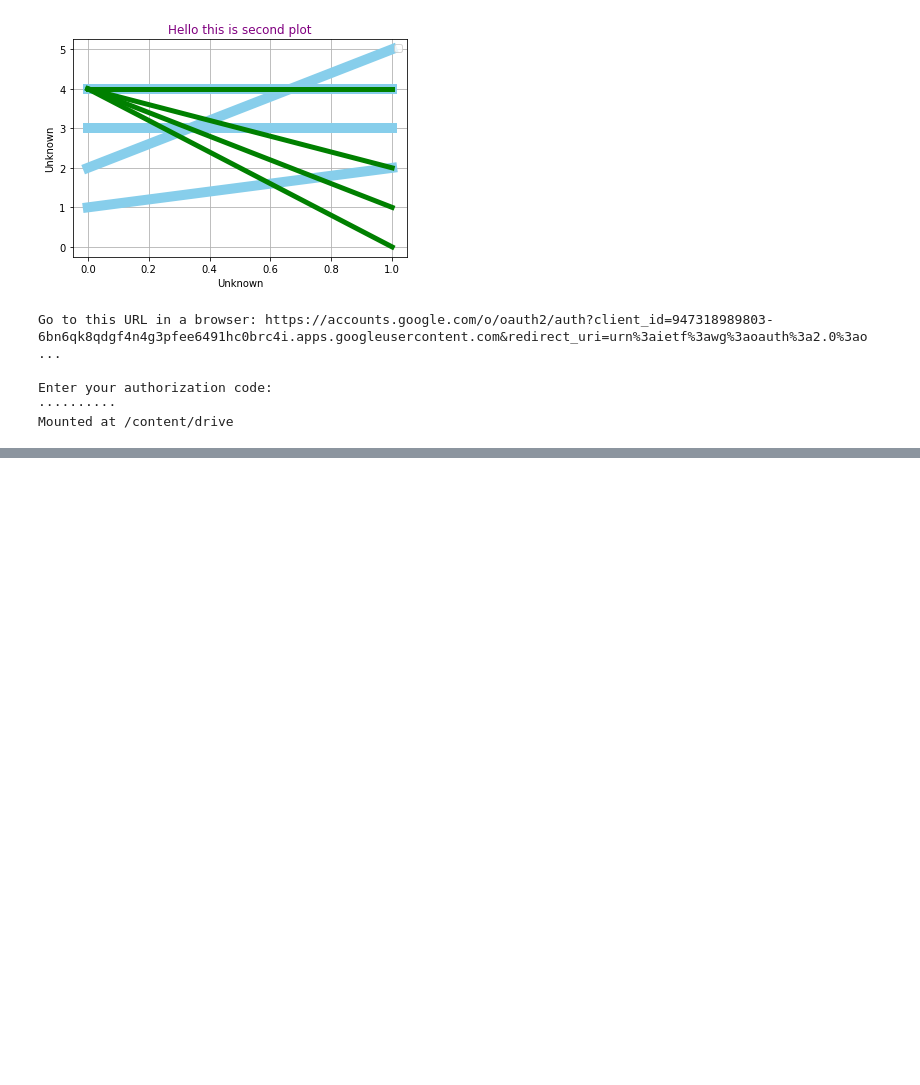
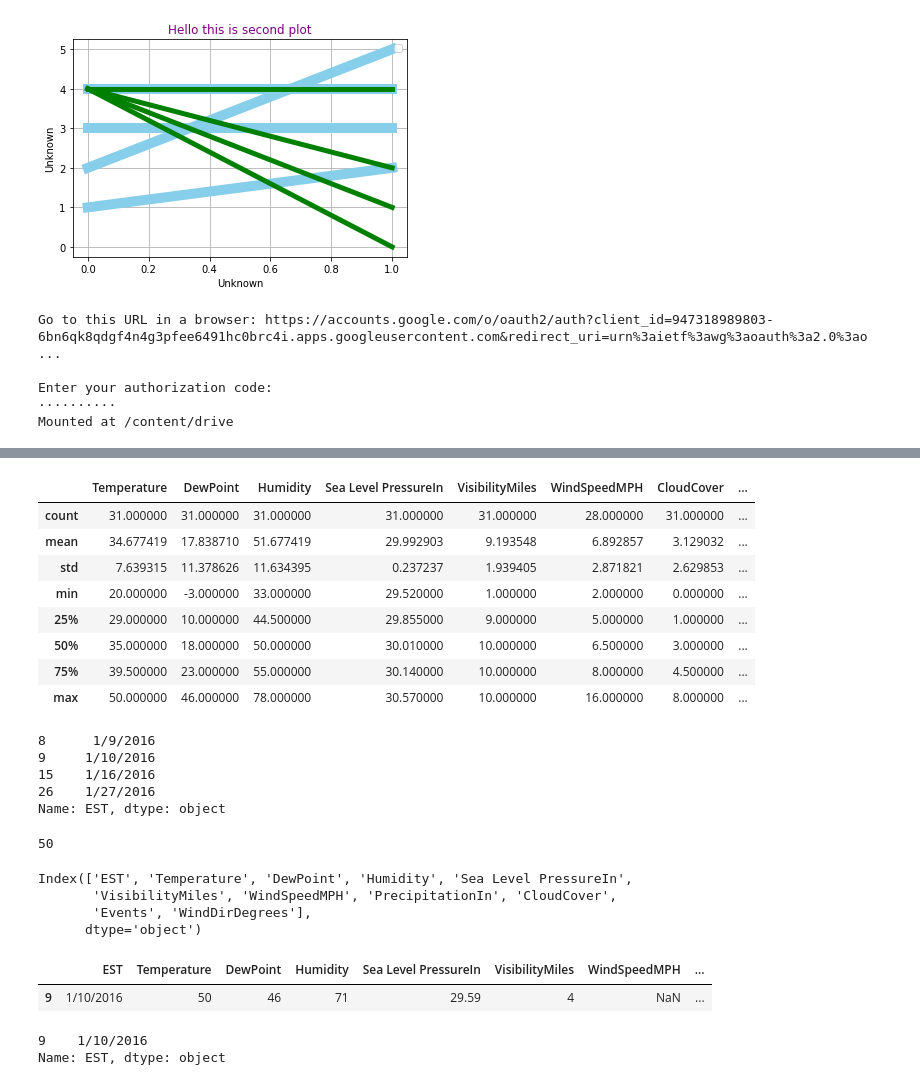
Before and after one commit to akhilvydyula/Machine-Learning, a Jupyter notebook: Learning_python_aaic.ipynb, the cells around one changed output, grey strips where cells are left out. Saved outputs shown, nothing was run; the diff lists cells and outputs as text; code cells hidden in the pictures; blank space fills up the shorter version.

```diff
--- a/Learning_python_aaic.ipynb
+++ b/Learning_python_aaic.ipynb
@@ -279,0 +282,42 @@ data.head()
+# %%
+data.describe() #to visualization of everything about data
+# %% [output]
+|  | Temperature | DewPoint | Humidity | Sea Level PressureIn | VisibilityMiles | WindSpeedMPH | CloudCover | ... |
+| count | 31.000000 | 31.000000 | 31.000000 | 31.000000 | 31.000000 | 28.000000 | 31.000000 | ... |
+| mean | 34.677419 | 17.838710 | 51.677419 | 29.992903 | 9.193548 | 6.892857 | 3.129032 | ... |
+| std | 7.639315 | 11.378626 | 11.634395 | 0.237237 | 1.939405 | 2.871821 | 2.629853 | ... |
+| min | 20.000000 | -3.000000 | 33.000000 | 29.520000 | 1.000000 | 2.000000 | 0.000000 | ... |
+| 25% | 29.000000 | 10.000000 | 44.500000 | 29.855000 | 9.000000 | 5.000000 | 1.000000 | ... |
+| 50% | 35.000000 | 18.000000 | 50.000000 | 30.010000 | 10.000000 | 6.500000 | 3.000000 | ... |
+| 75% | 39.500000 | 23.000000 | 55.000000 | 30.140000 | 10.000000 | 8.000000 | 4.500000 | ... |
+| max | 50.000000 | 46.000000 | 78.000000 | 30.570000 | 10.000000 | 16.000000 | 8.000000 | ... |
+# %%
+data['EST'][data['Events']== 'Rain'] #At which rain day
+# %% [output]
+8      1/9/2016
+9     1/10/2016
+15    1/16/2016
+26    1/27/2016
+Name: EST, dtype: object
+# %%
+data['Temperature'].max()
+# %% [output]
+50
+# %%
+data.columns
+# %% [output]
+Index(['EST', 'Temperature', 'DewPoint', 'Humidity', 'Sea Level PressureIn',
+       'VisibilityMiles', 'WindSpeedMPH', 'PrecipitationIn', 'CloudCover',
+       'Events', 'WindDirDegrees'],
+      dtype='object')
+# %%
+#select all rows max temperature
+data[ data['Temperature']==data['Temperature'].max()]
+# %% [output]
+|  | EST | Temperature | DewPoint | Humidity | Sea Level PressureIn | VisibilityMiles | WindSpeedMPH | ... |
+| 9 | 1/10/2016 | 50 | 46 | 71 | 29.59 | 4 | NaN | ... |
+# %%
+data.EST[data['Temperature'] == data['Temperature'].max()] #print day of max temperature
+# %% [output]
+9    1/10/2016
+Name: EST, dtype: object
```
Also changed, not shown: parts of 21 cells of this notebook.
